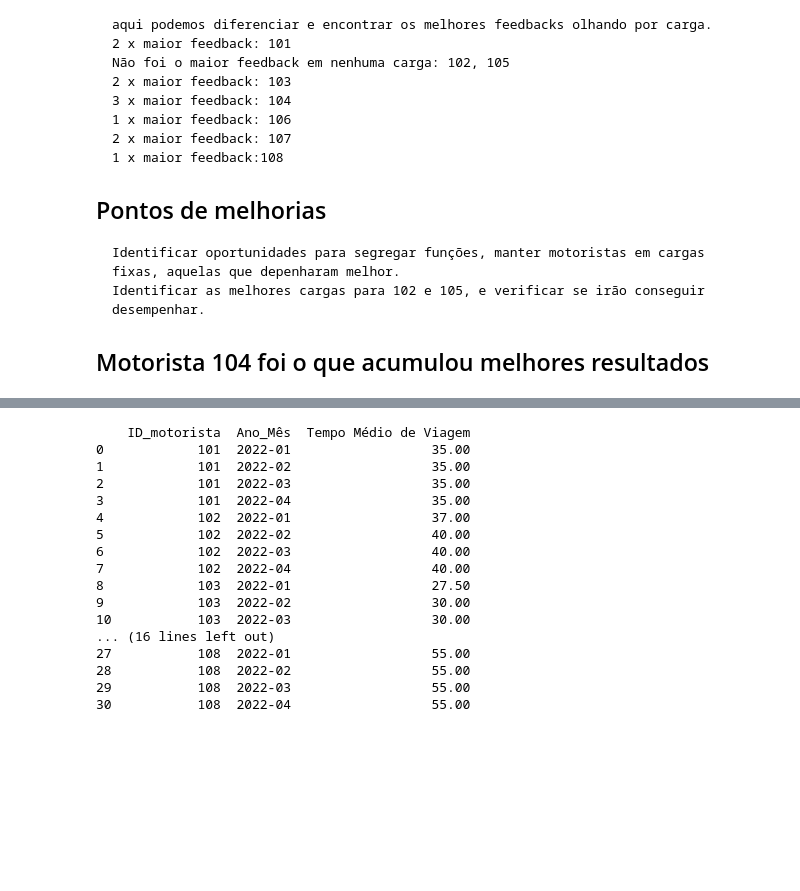
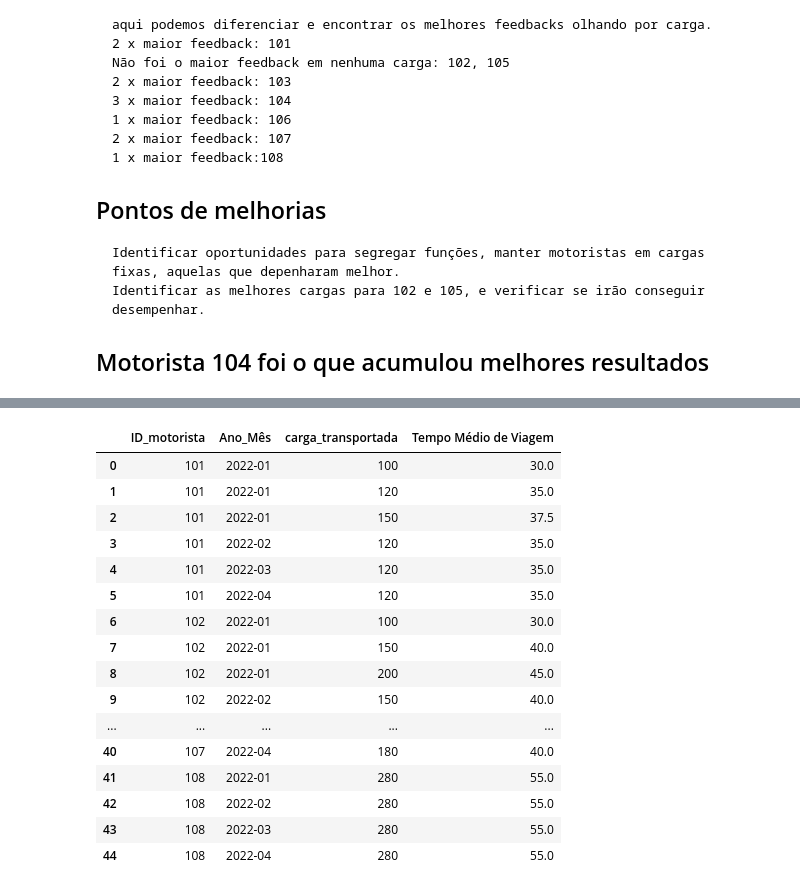
Before and after one commit to PedroSimbera/Data_Analytics_Logistics, a Jupyter notebook: project.ipynb, the cells around one changed output, grey strips where cells are left out. Cells and saved outputs as stored; diff of their text form; code cells hidden in the pictures; blank space fills up the shorter version.

```diff
--- a/project.ipynb
+++ b/project.ipynb
@@ -747,24 +792,24 @@ tendencias_carga
 # %%
-tendencias_motorista = df.groupby(['ID_motorista', 'Ano_Mês'])['tempo_viagem'].mean().reset_index()
-tendencias_motorista.columns = ['ID_motorista', 'Ano_Mês', 'Tempo Médio de Viagem']
+tendencias_motorista = df.groupby(['ID_motorista', 'Ano_Mês', 'carga_transportada'])['tempo_viagem'].mean().reset_index()
+tendencias_motorista.columns = ['ID_motorista', 'Ano_Mês','carga_transportada', 'Tempo Médio de Viagem']
 
-print(tendencias_motorista)
+tendencias_motorista
 # %% [output]
-    ID_motorista  Ano_Mês  Tempo Médio de Viagem
-0            101  2022-01                  35.00
-1            101  2022-02                  35.00
-2            101  2022-03                  35.00
-3            101  2022-04                  35.00
-4            102  2022-01                  37.00
-5            102  2022-02                  40.00
-6            102  2022-03                  40.00
-7            102  2022-04                  40.00
-8            103  2022-01                  27.50
-9            103  2022-02                  30.00
-10           103  2022-03                  30.00
-... (16 lines left out)
-27           108  2022-01                  55.00
-28           108  2022-02                  55.00
-29           108  2022-03                  55.00
-30           108  2022-04                  55.00
+|  | ID_motorista | Ano_Mês | carga_transportada | Tempo Médio de Viagem |
+| 0 | 101 | 2022-01 | 100 | 30.0 |
+| 1 | 101 | 2022-01 | 120 | 35.0 |
+| 2 | 101 | 2022-01 | 150 | 37.5 |
+| 3 | 101 | 2022-02 | 120 | 35.0 |
+| 4 | 101 | 2022-03 | 120 | 35.0 |
+| 5 | 101 | 2022-04 | 120 | 35.0 |
+| 6 | 102 | 2022-01 | 100 | 30.0 |
+| 7 | 102 | 2022-01 | 150 | 40.0 |
+| 8 | 102 | 2022-01 | 200 | 45.0 |
+| 9 | 102 | 2022-02 | 150 | 40.0 |
+| ... | ... | ... | ... | ... |
+| 40 | 107 | 2022-04 | 180 | 40.0 |
+| 41 | 108 | 2022-01 | 280 | 55.0 |
+| 42 | 108 | 2022-02 | 280 | 55.0 |
+| 43 | 108 | 2022-03 | 280 | 55.0 |
+| 44 | 108 | 2022-04 | 280 | 55.0 |
 # %%
```
Also changed, not shown: parts of 11 cells of this notebook.
